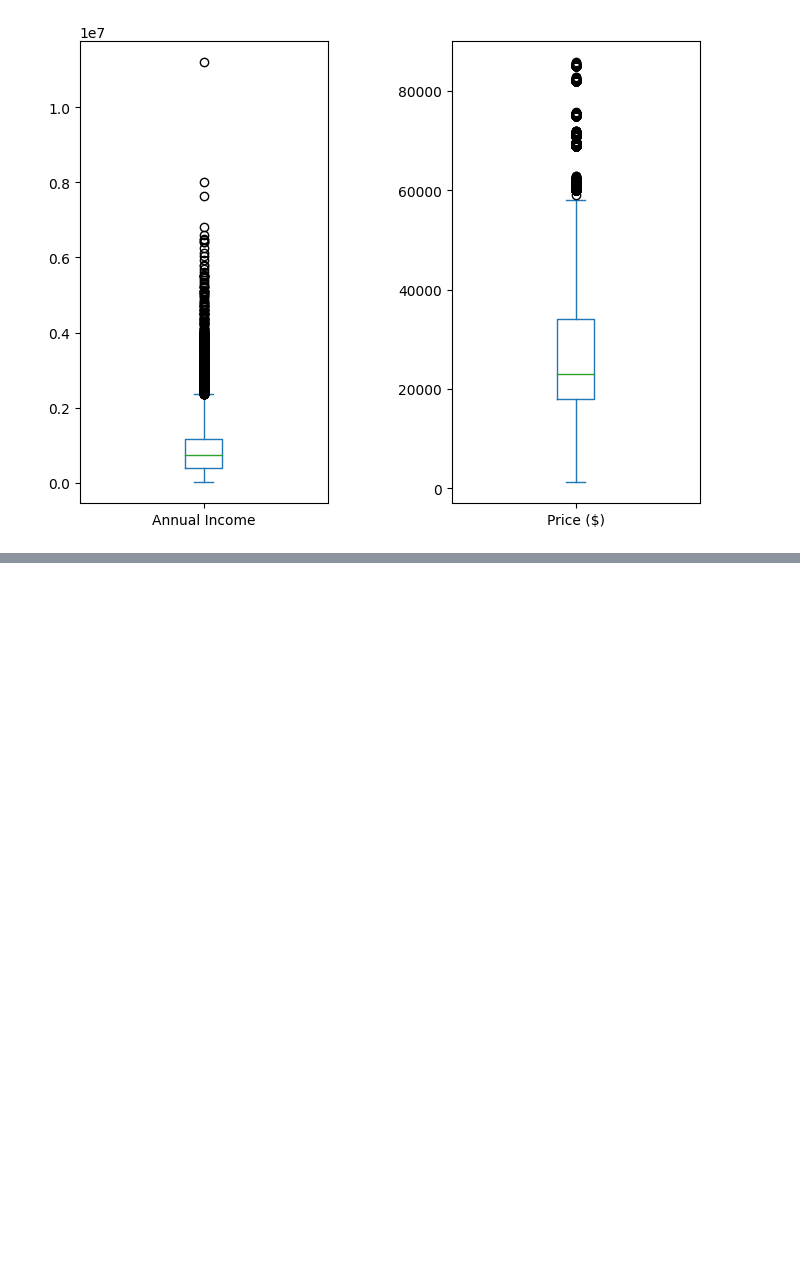
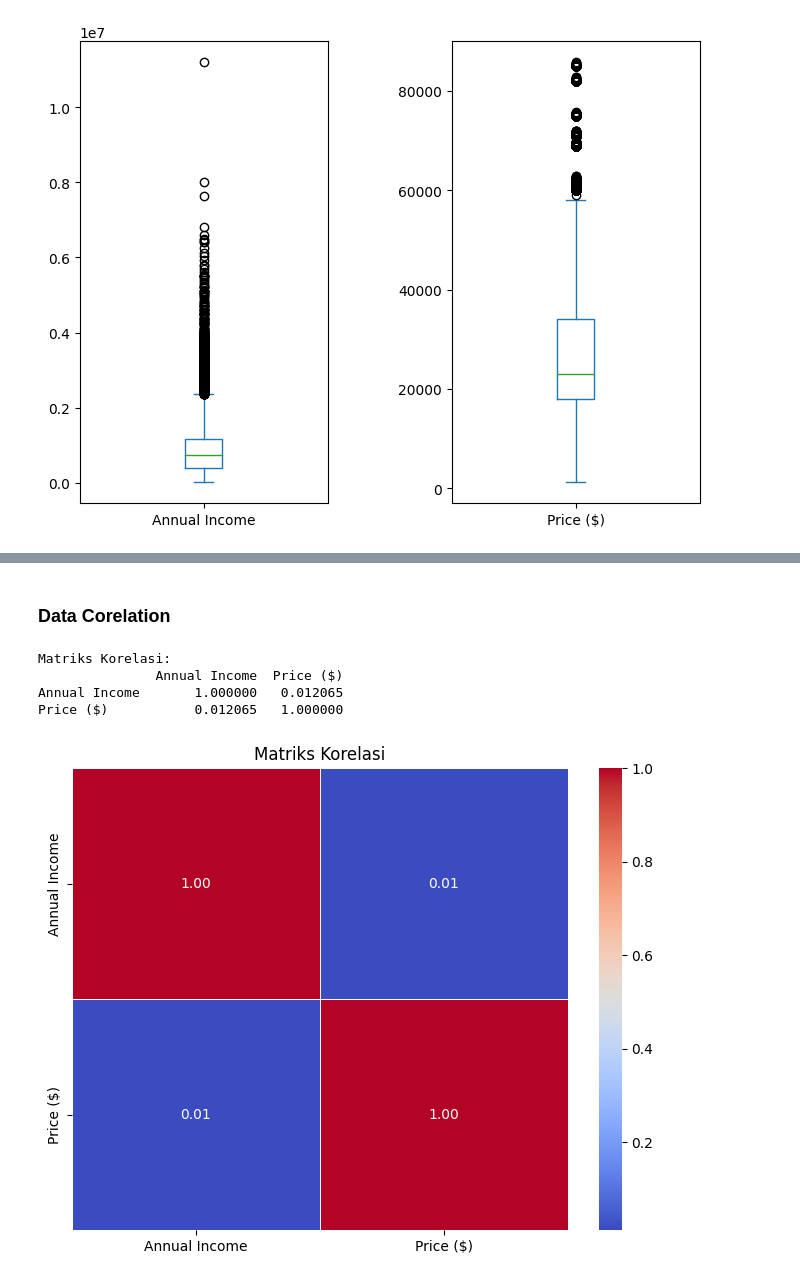
Before and after one commit to MuhammadJundullah/Data-Analysis, a Jupyter notebook: Car Sales Analysis/Car_Sales_Report.ipynb, the cells around one changed output, grey strips where cells are left out. Cells and saved outputs as stored; diff of their text form; code cells hidden in the pictures; blank space fills up the shorter version.

```diff
--- a/Car Sales Analysis/Car_Sales_Report.ipynb
+++ b/Car Sales Analysis/Car_Sales_Report.ipynb
@@ -117,0 +133,21 @@ plt.subplots_adjust(wspace=0.5)
+# %% [markdown]
+### Data Corelation
+# %%
+# Hitung matriks korelasi untuk kolom numerik
+correlation_matrix = df[['Annual Income', 'Price ($)']].corr()
+
+# Print matriks korelasi
+print("Matriks Korelasi:")
+print(correlation_matrix)
+
+# Plot Heatmap untuk matriks korelasi
+plt.figure(figsize=(8, 6))
+sns.heatmap(correlation_matrix, annot=True, cmap='coolwarm', fmt='.2f', linewidths=0.5)
+plt.title('Matriks Korelasi')
+plt.show()
+# %% [output]
+Matriks Korelasi:
+               Annual Income  Price ($)
+Annual Income       1.000000   0.012065
+Price ($)           0.012065   1.000000
+[figure, added]
```
Also changed, not shown: parts of 37 cells of this notebook.
